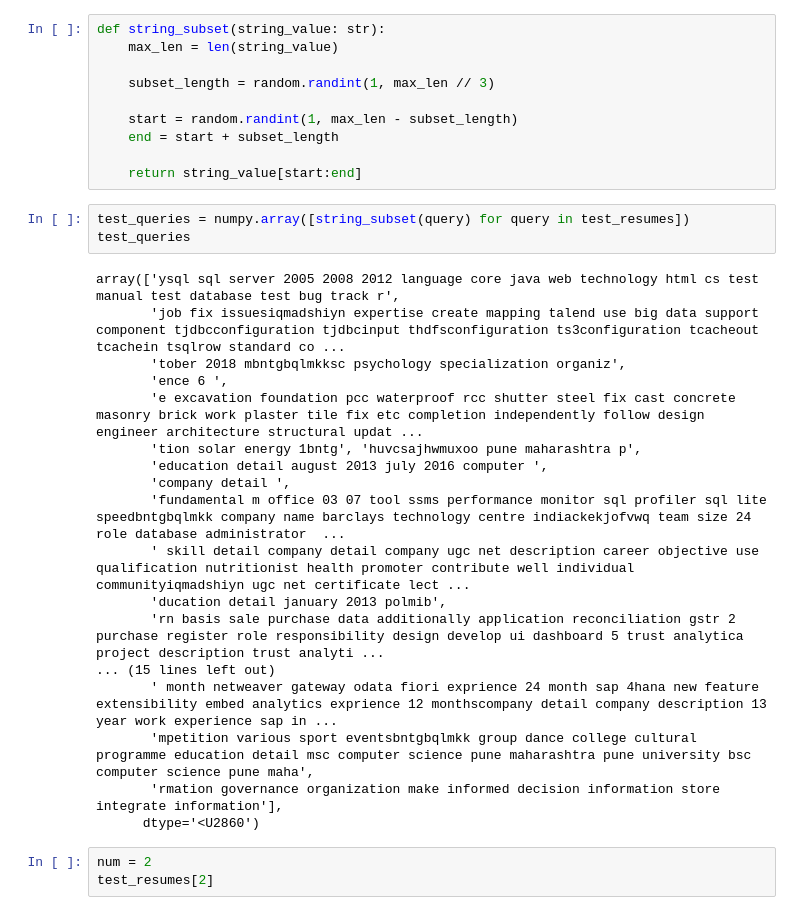
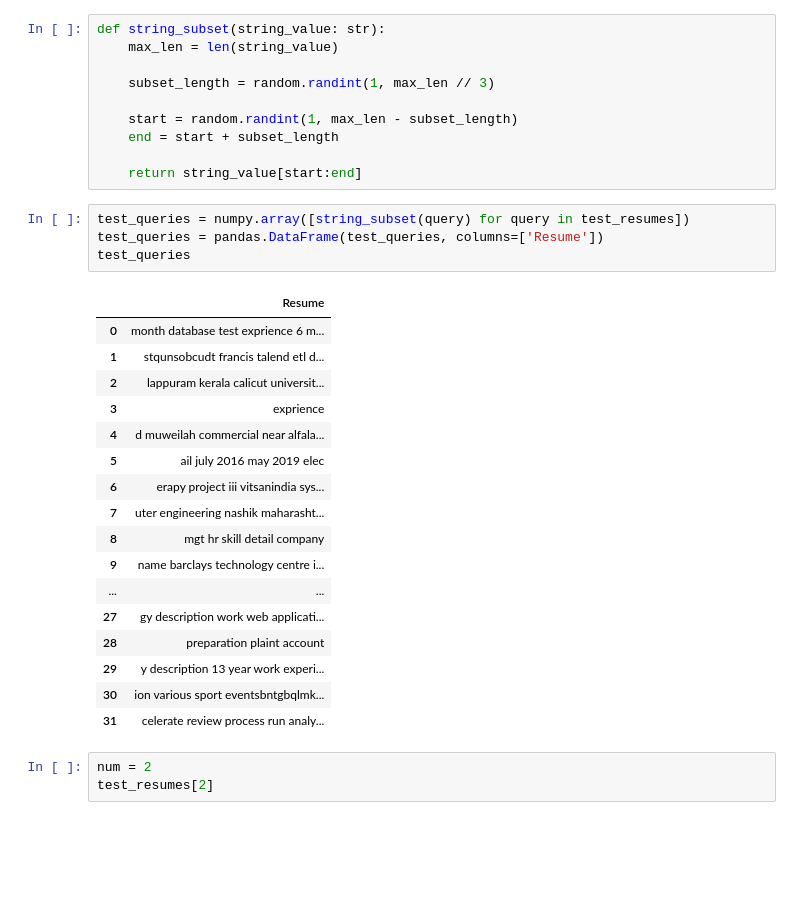
Before and after one commit to JS1177/NLPProject, a Jupyter notebook: 222978D_Resume_Retrieval.ipynb, the cells around one changed output. Saved outputs shown, nothing was run; the diff lists cells and outputs as text; blank space fills up the shorter version.

```diff
--- a/222978D_Resume_Retrieval.ipynb
+++ b/222978D_Resume_Retrieval.ipynb
@@ -174,25 +236,26 @@ def string_subset(string_value: str):
     return string_value[start:end]
 # %%
 test_queries = numpy.array([string_subset(query) for query in test_resumes])
+test_queries = pandas.DataFrame(test_queries, columns=['Resume'])
 test_queries
 # %% [output]
-array(['ysql sql server 2005 2008 2012 language core java web technology html cs test manual test database test bug track r',
-       'job fix issuesiqmadshiyn expertise create mapping talend use big data support component tjdbcconfiguration tjdbcinput thdfsconfiguration ts3configuration tcacheout tcachein tsqlrow standard co ...
-       'tober 2018 mbntgbqlmkksc psychology specialization organiz',
-       'ence 6 ',
-       'e excavation foundation pcc waterproof rcc shutter steel fix cast concrete masonry brick work plaster tile fix etc completion independently follow design engineer architecture structural updat ...
-       'tion solar energy 1bntg', 'huvcsajhwmuxoo pune maharashtra p',
-       'education detail august 2013 july 2016 computer ',
-       'company detail ',
-       'fundamental m office 03 07 tool ssms performance monitor sql profiler sql lite speedbntgbqlmkk company name barclays technology centre indiackekjofvwq team size 24 role database administrator  ...
-       ' skill detail company detail company ugc net description career objective use qualification nutritionist health promoter contribute well individual communityiqmadshiyn ugc net certificate lect ...
-       'ducation detail january 2013 polmib',
-       'rn basis sale purchase data additionally application reconciliation gstr 2 purchase register role responsibility design develop ui dashboard 5 trust analytica project description trust analyti ...
-... (15 lines left out)
-       ' month netweaver gateway odata fiori exprience 24 month sap 4hana new feature extensibility embed analytics exprience 12 monthscompany detail company description 13 year work experience sap in ...
-       'mpetition various sport eventsbntgbqlmkk group dance college cultural programme education detail msc computer science pune maharashtra pune university bsc computer science pune maha',
-       'rmation governance organization make informed decision information store integrate information'],
-      dtype='<U2860')
+|  | Resume |
+| 0 | month database test exprience 6 m... |
+| 1 | stqunsobcudt francis talend etl d... |
+| 2 | lappuram kerala calicut universit... |
+| 3 | exprience |
+| 4 | d muweilah commercial near alfala... |
+| 5 | ail july 2016 may 2019 elec |
+| 6 | erapy project iii vitsanindia sys... |
+| 7 | uter engineering nashik maharasht... |
+| 8 | mgt hr skill detail company |
+| 9 | name barclays technology centre i... |
+| ... | ... |
+| 27 | gy description work web applicati... |
+| 28 | preparation plaint account |
+| 29 | y description 13 year work experi... |
+| 30 | ion various sport eventsbntgbqlmk... |
+| 31 | celerate review process run analy... |
 # %%
 num = 2
 test_resumes[2]
```
Also changed, not shown: parts of 18 cells of this notebook, 1 other file.
